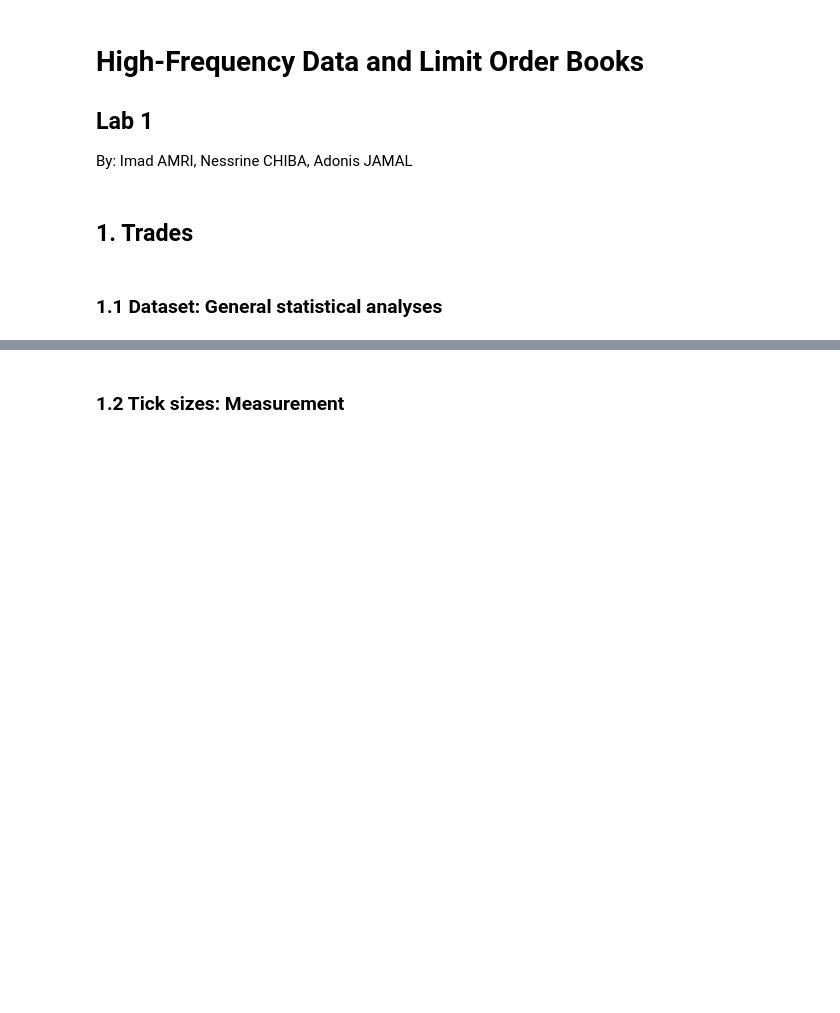
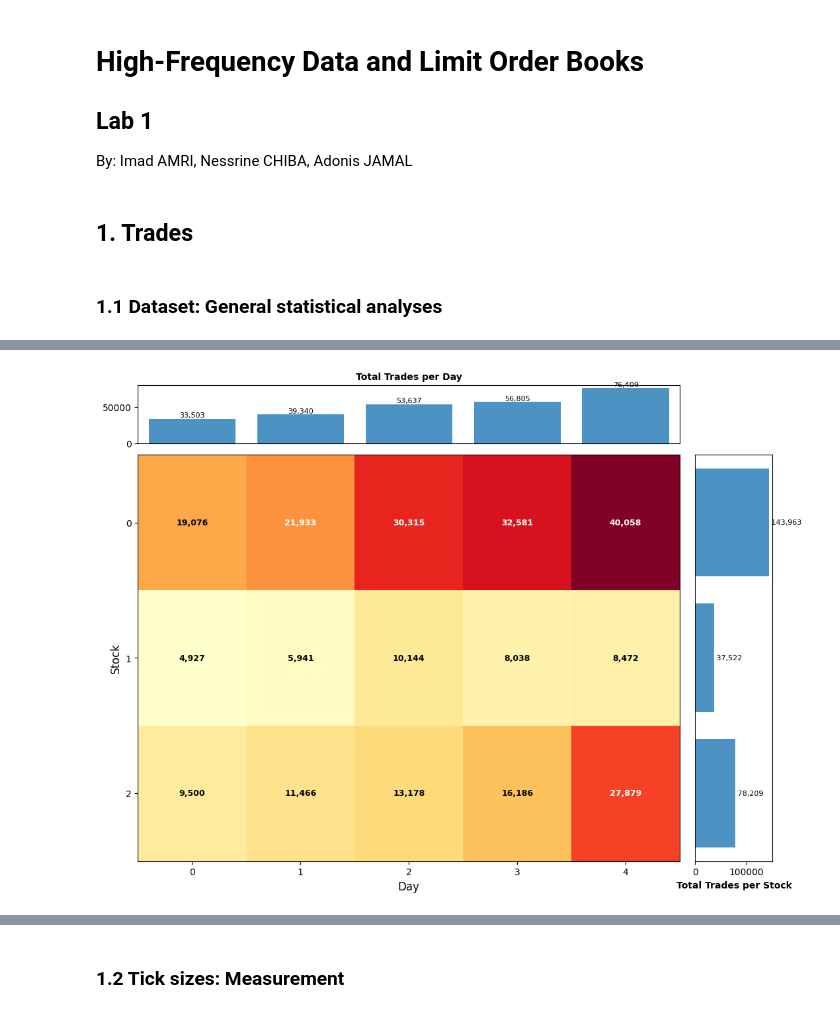
Before and after one commit to adonis107/MDS-HFD, a Jupyter notebook: DHF-LAB1-AMRI-CHIBA-JAMAL.ipynb, the cells around one changed output, grey strips where cells are left out. Cells and saved outputs as stored; diff of their text form; code cells hidden in the pictures; blank space fills up the shorter version.

```diff
--- a/DHF-LAB1-AMRI-CHIBA-JAMAL.ipynb
+++ b/DHF-LAB1-AMRI-CHIBA-JAMAL.ipynb
@@ -7,3 +12,10 @@ By: Imad AMRI, Nessrine CHIBA, Adonis JAMAL
 ## 1. Trades
 # %% [markdown]
 ### 1.1 Dataset: General statistical analyses
+# %%
+# Import data
+trades = np.array([[pd.read_csv(f"Data/stock{i}_day{j}_trades.csv.gz") for i in range(0, 3)] for j in range(0, 5)], dtype=object)
+df = pd.concat([df.assign(stock=i, day=j) for (j, i), df in np.ndenumerate(trades)], ignore_index=True)
+print(f"Total number of trades: {len(df):,}")
+print(f"Number of stocks: {df['stock'].nunique()}")
+print(f"Number of days: {df['day'].nunique()}")
@@ -9,0 +51,56 @@ By: Imad AMRI, Nessrine CHIBA, Adonis JAMAL
+# %%
+# Compute additional columns
+df['ts'] = pd.to_datetime(df['ts'])
+df['dt'] = df.groupby(['stock', 'day'])['ts'].diff().dt.total_seconds()
+df['turnover'] = df['price'] * df['qty']
+# %%
+# Overall trade statistics
+trades_matrix = df.pivot_table(index='stock', columns='day', values='ts', aggfunc='count', fill_value=0)
+day_totals = trades_matrix.sum(axis=0)
+stock_totals = trades_matrix.sum(axis=1)
+
+fig = plt.figure(figsize=(12, 9))
+gs = fig.add_gridspec(2, 2,  width_ratios=(7, 1), height_ratios=(1, 7),
+                    left=0.1, right=0.9, bottom=0.1, top=0.9, wspace=0.05, hspace=0.05)
+
+# Trades per Day
+ax_top = fig.add_subplot(gs[0, 0])
+ax_top.bar(range(len(day_totals)), day_totals, alpha=0.8)
+ax_top.set_xlim(-0.5, len(day_totals) - 0.5)
+ax_top.set_xticks([])
+ax_top.set_title("Total Trades per Day", fontsize=10, fontweight='bold')
+for i, v in enumerate(day_totals):
+    ax_top.text(i, v, f'{v:,}', ha='center', va='bottom', fontsize=8)
+
+# Trades per Stock
+ax_right = fig.add_subplot(gs[1, 1])
+ax_right.barh(range(len(stock_totals)), stock_totals, alpha=0.8)
+ax_right.set_ylim(-0.5, len(stock_totals) - 0.5)
+ax_right.set_yticks([])
+ax_right.invert_yaxis()
+ax_right.set_xlabel("Total Trades per Stock", fontsize=10, fontweight='bold')
+for i, v in enumerate(stock_totals):
+    ax_right.text(v, i, f' {v:,}', ha='left', va='center', fontsize=8)
+
+# Heatmap
+ax_main = fig.add_subplot(gs[1, 0])
+im = ax_main.imshow(trades_matrix, aspect='auto', cmap='YlOrRd')
+
+# Axis labels and ticks
+ax_main.set_xticks(range(len(trades_matrix.columns)))
+ax_main.set_xticklabels(trades_matrix.columns)
+ax_main.set_yticks(range(len(trades_matrix.index)))
+ax_main.set_yticklabels(trades_matrix.index)
+ax_main.set_xlabel('Day', fontsize=12)
+ax_main.set_ylabel('Stock', fontsize=12)
+
+for i in range(len(trades_matrix.index)):
+    for j in range(len(trades_matrix.columns)):
+        val = trades_matrix.iloc[i, j]
+        text_color = 'white' if val > trades_matrix.max().max() * 0.5 else 'black'
+        ax_main.text(j, i, f'{int(val):,}', ha='center', va='center',
+                     color=text_color, fontsize=9, fontweight='bold')
+
+plt.show()
+# %% [output]
+[figure, added]
```
Also changed, not shown: parts of 21 cells of this notebook, 1 other file.
